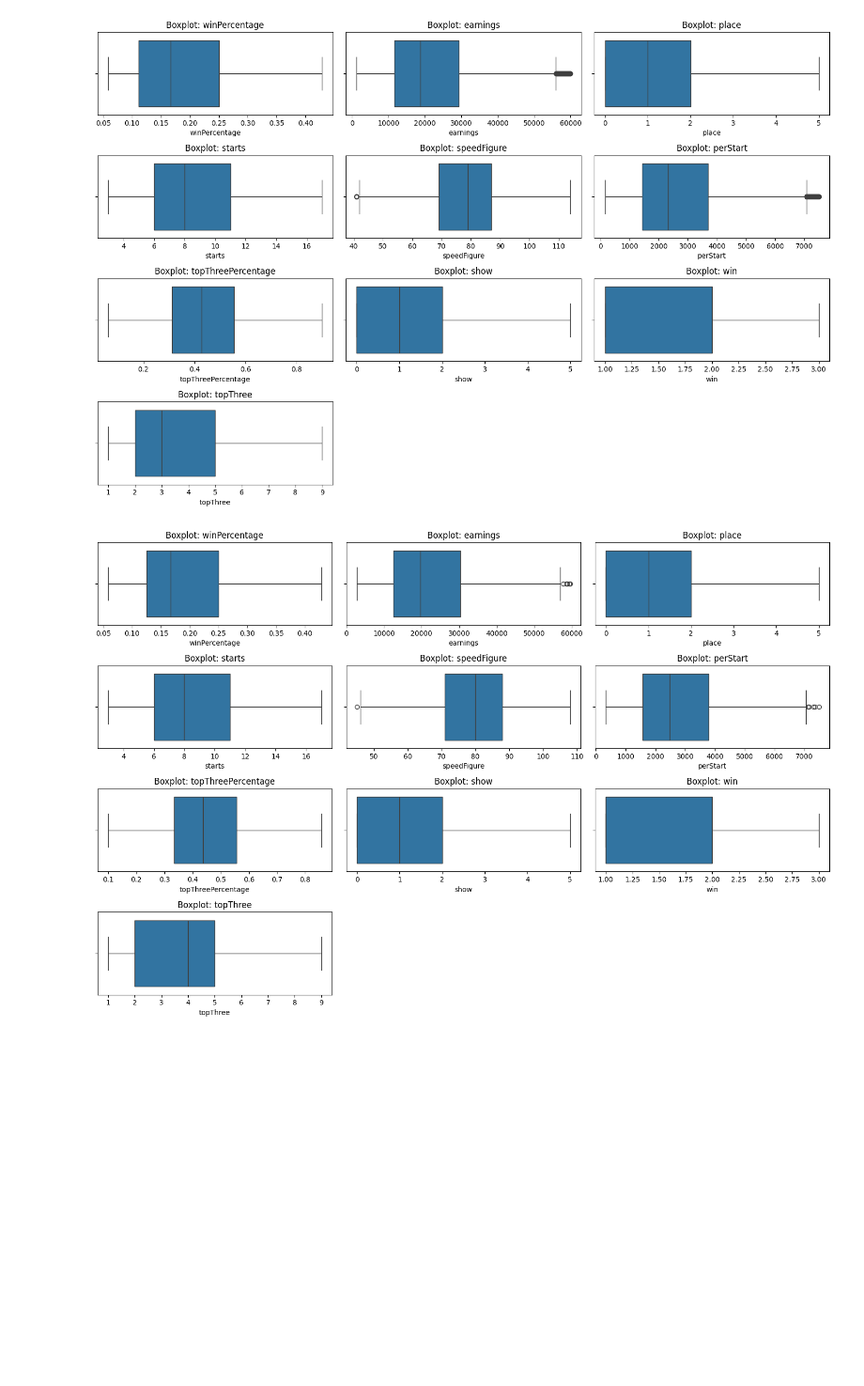
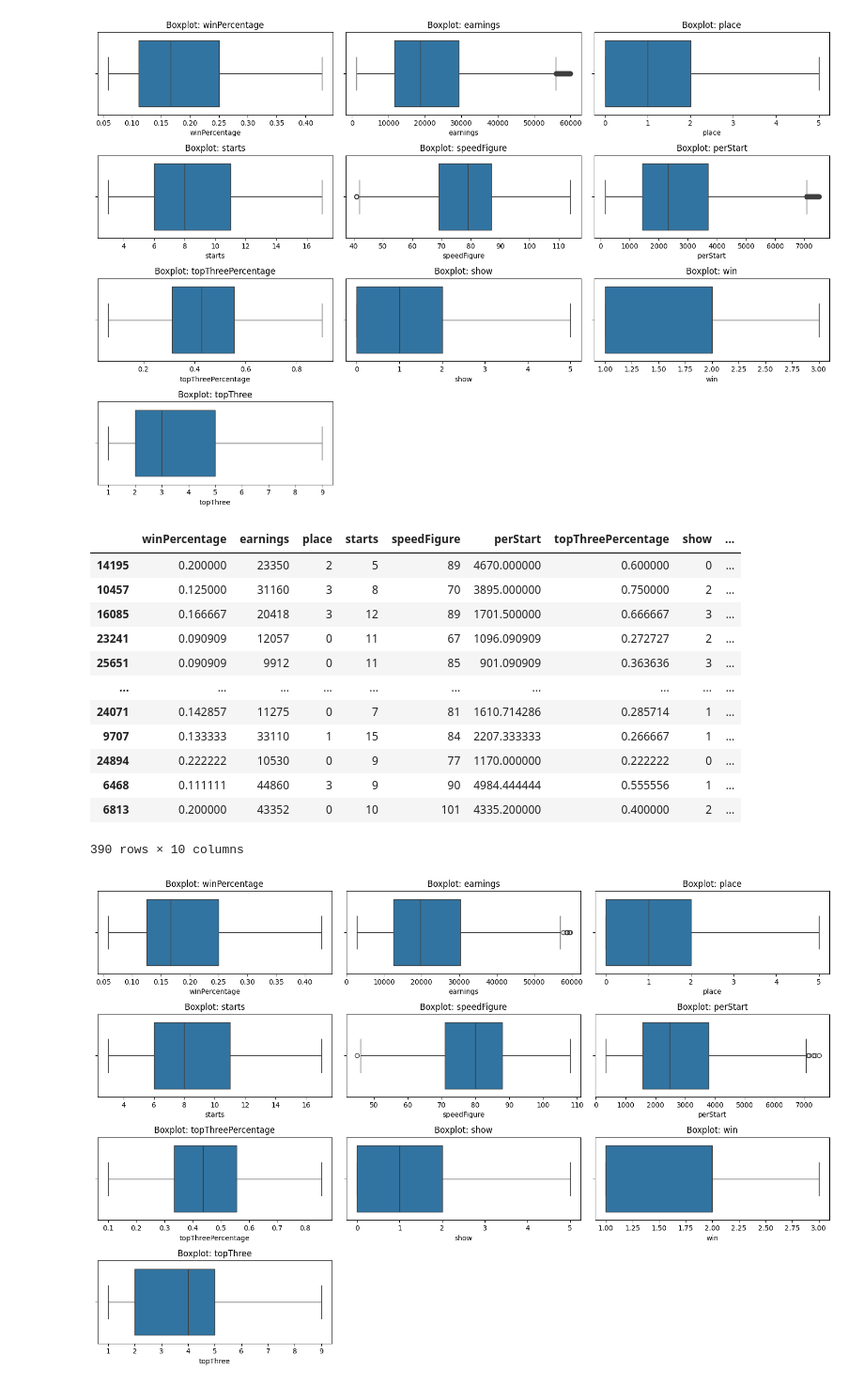
Before and after one commit to JosFII/clusrec, a Jupyter notebook: clus rec.ipynb, the cells around one changed output. Shown: that part at 94% size. Cells and saved outputs as stored; diff of their text form; code cells hidden in the pictures; blank space fills up the shorter version.

```diff
--- a/clus rec.ipynb
+++ b/clus rec.ipynb
@@ -122,6 +140,22 @@ plt.show()
 [figure]
 # %%
 horsesam2=horsenum3.sample(390,random_state=21)
+# %%
+horsesam2
+# %% [output]
+|  | winPercentage | earnings | place | starts | speedFigure | perStart | topThreePercentage | show | ... |
+| 14195 | 0.200000 | 23350 | 2 | 5 | 89 | 4670.000000 | 0.600000 | 0 | ... |
+| 10457 | 0.125000 | 31160 | 3 | 8 | 70 | 3895.000000 | 0.750000 | 2 | ... |
+| 16085 | 0.166667 | 20418 | 3 | 12 | 89 | 1701.500000 | 0.666667 | 3 | ... |
+| 23241 | 0.090909 | 12057 | 0 | 11 | 67 | 1096.090909 | 0.272727 | 2 | ... |
+| 25651 | 0.090909 | 9912 | 0 | 11 | 85 | 901.090909 | 0.363636 | 3 | ... |
+| ... | ... | ... | ... | ... | ... | ... | ... | ... | ... |
+| 24071 | 0.142857 | 11275 | 0 | 7 | 81 | 1610.714286 | 0.285714 | 1 | ... |
+| 9707 | 0.133333 | 33110 | 1 | 15 | 84 | 2207.333333 | 0.266667 | 1 | ... |
+| 24894 | 0.222222 | 10530 | 0 | 9 | 77 | 1170.000000 | 0.222222 | 0 | ... |
+| 6468 | 0.111111 | 44860 | 3 | 9 | 90 | 4984.444444 | 0.555556 | 1 | ... |
+| 6813 | 0.200000 | 43352 | 0 | 10 | 101 | 4335.200000 | 0.400000 | 2 | ... |
+390 rows × 10 columns
 # %%
 plt.figure(figsize=(15, 10))
 for i, col in enumerate(horsesam2, 1):
```
Also changed, not shown: parts of 11 cells of this notebook.
